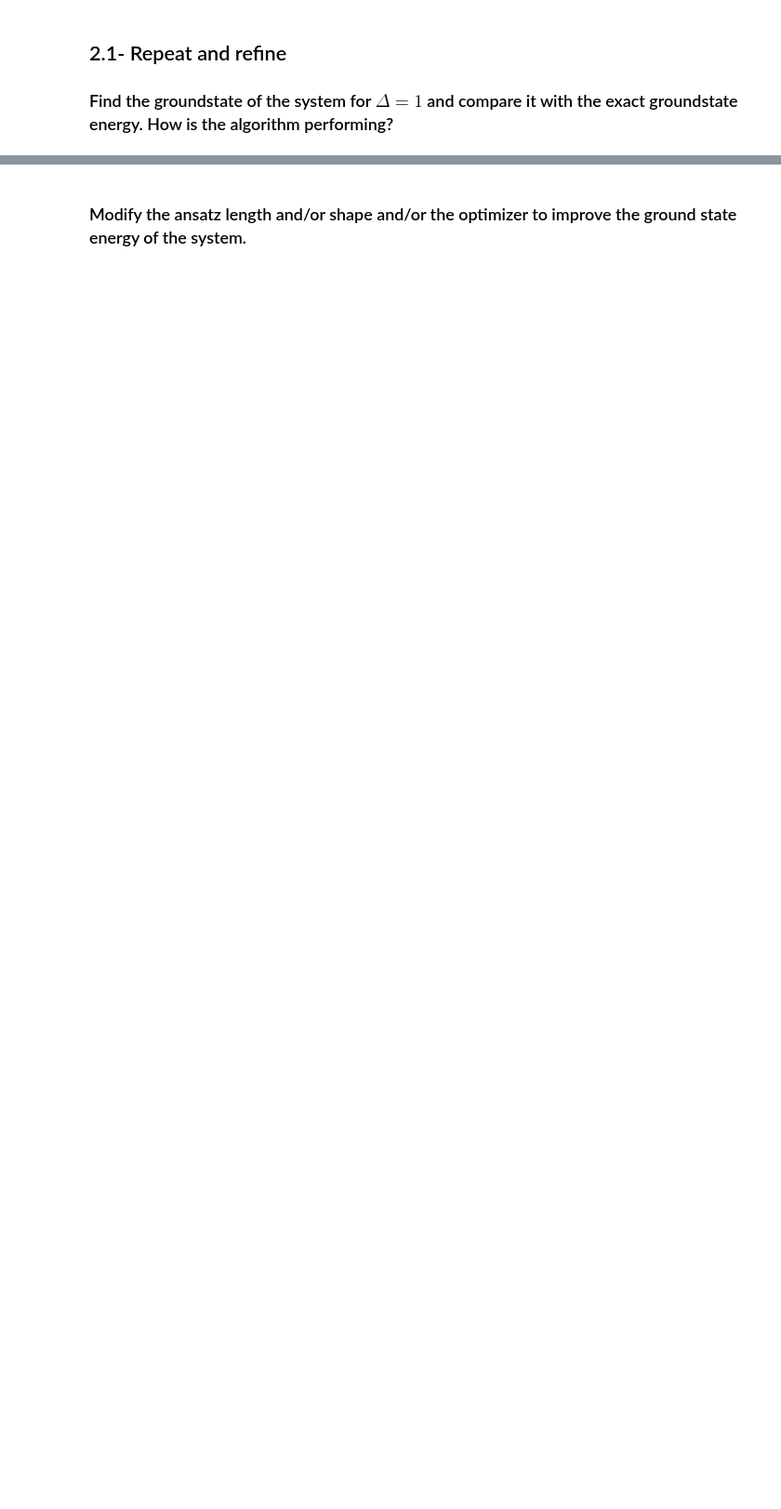
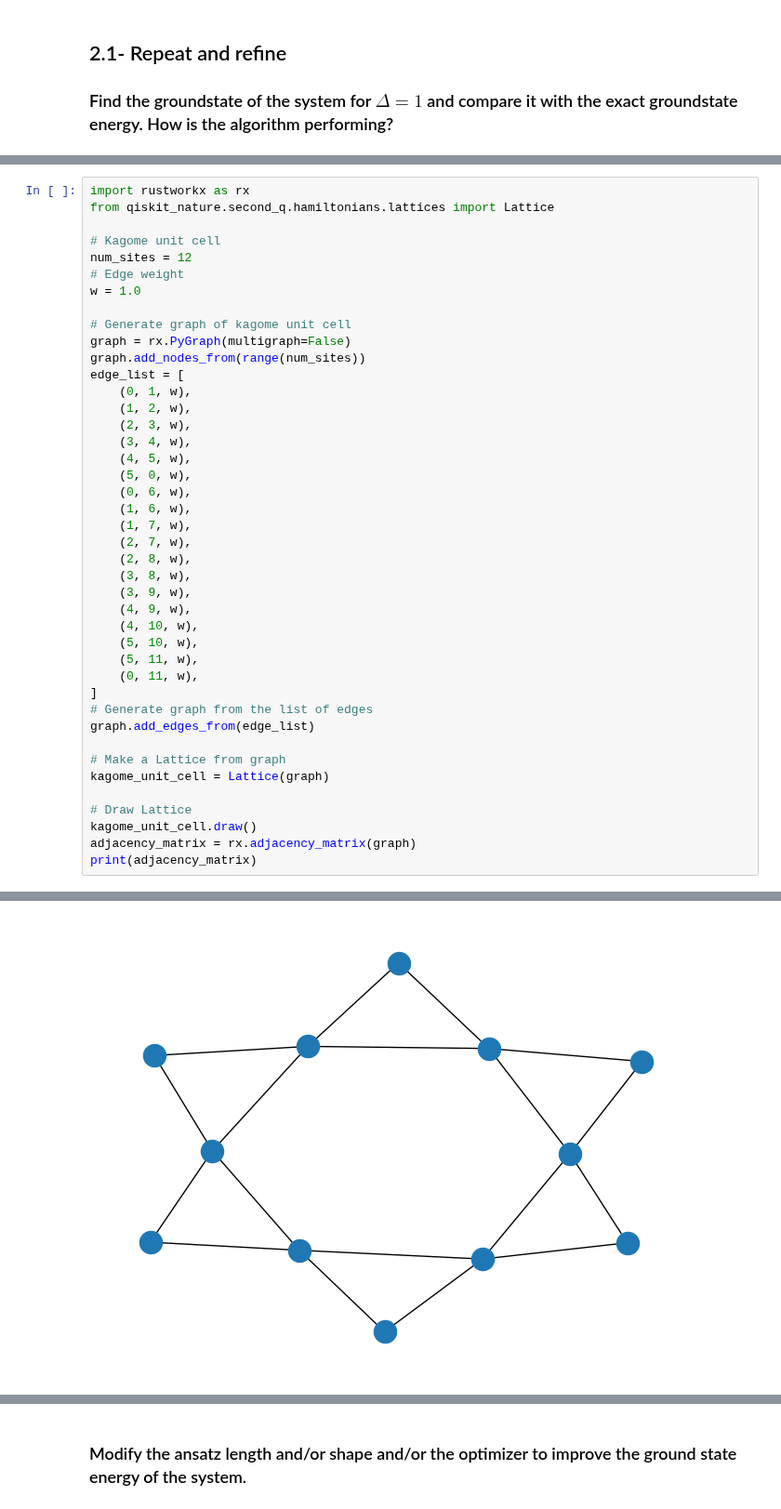
Before and after one commit to quantummasterbarcelonacode/fall-fest-24, a Jupyter notebook: notebooks/challenges/XXZ_Heisenberg_model/PhysicsChallenge.ipynb, the cells around one changed output, grey strips where cells are left out. Shown at 93% size. Drawn from its saved outputs; the diff is of its cells as text; blank space fills up the shorter version.

Commit message:
crosscheck of  VQD, M, Mst and C functions + define Kagome graph

```diff
--- a/notebooks/challenges/XXZ_Heisenberg_model/PhysicsChallenge.ipynb
+++ b/notebooks/challenges/XXZ_Heisenberg_model/PhysicsChallenge.ipynb
@@ -868,0 +880,43 @@ where $<i,j>$ stands for nearest-neighbors pairs. This is of course a much more
+# %%
+import rustworkx as rx
+from qiskit_nature.second_q.hamiltonians.lattices import Lattice
+
+# Kagome unit cell
+num_sites = 12
+# Edge weight
+w = 1.0
+
+# Generate graph of kagome unit cell
+graph = rx.PyGraph(multigraph=False)
+graph.add_nodes_from(range(num_sites))
+edge_list = [
+    (0, 1, w),
+    (1, 2, w),
+    (2, 3, w),
+    (3, 4, w),
+    (4, 5, w),
+    (5, 0, w),
+    (0, 6, w),
+    (1, 6, w),
+    (1, 7, w),
+    (2, 7, w),
+    (2, 8, w),
+    (3, 8, w),
+    (3, 9, w),
+    (4, 9, w),
+    (4, 10, w),
+    (5, 10, w),
+    (5, 11, w),
+    (0, 11, w),
+]
+# Generate graph from the list of edges
+graph.add_edges_from(edge_list)
+
+# Make a Lattice from graph
+kagome_unit_cell = Lattice(graph)
+
+# Draw Lattice
+kagome_unit_cell.draw()
+adjacency_matrix = rx.adjacency_matrix(graph)
+print(adjacency_matrix)
+# %% [output]
@@ -868,0 +935 @@ where $<i,j>$ stands for nearest-neighbors pairs. This is of course a much more
+[figure, added]
```
Also changed, not shown: parts of 14 cells of this notebook.
